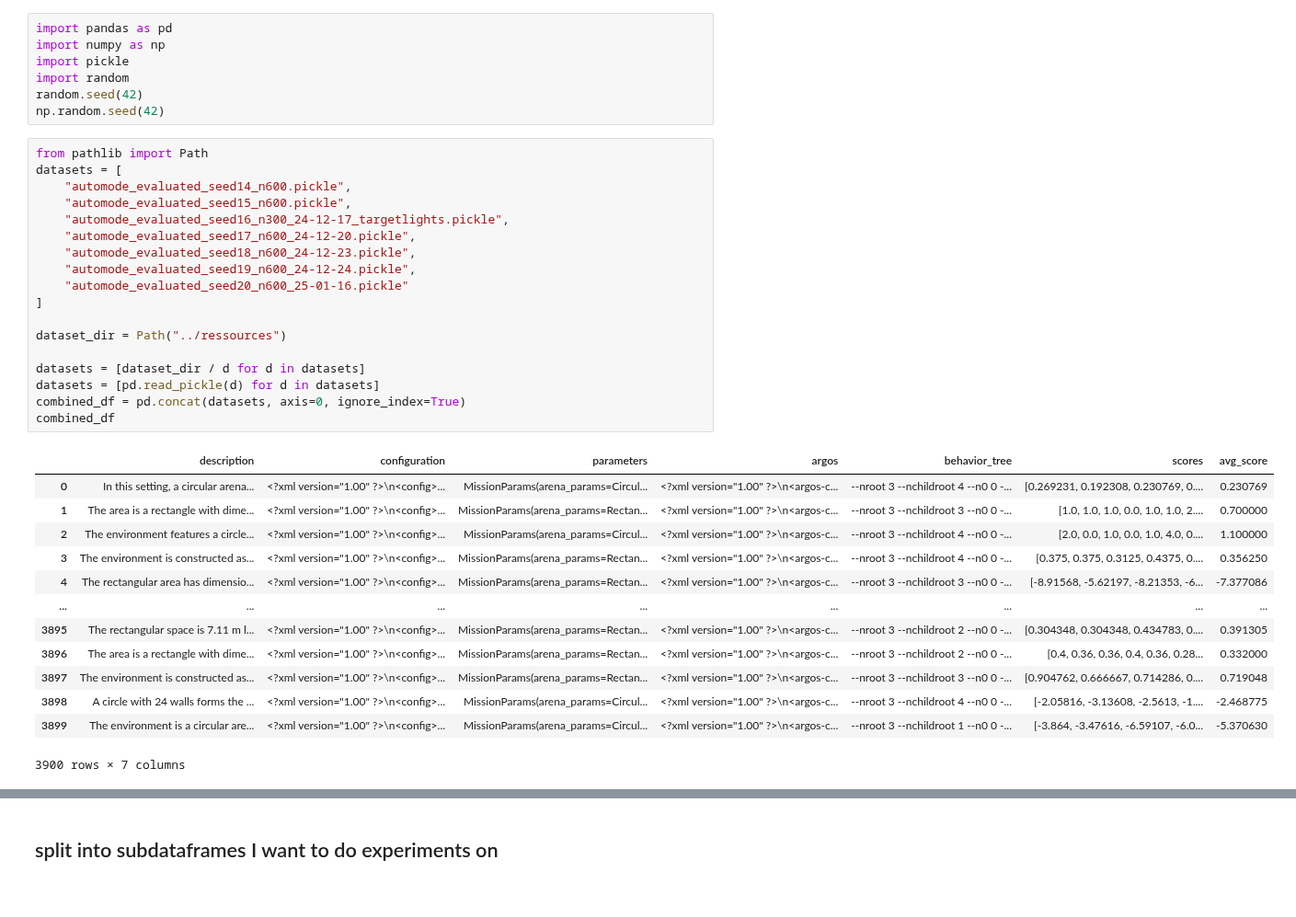
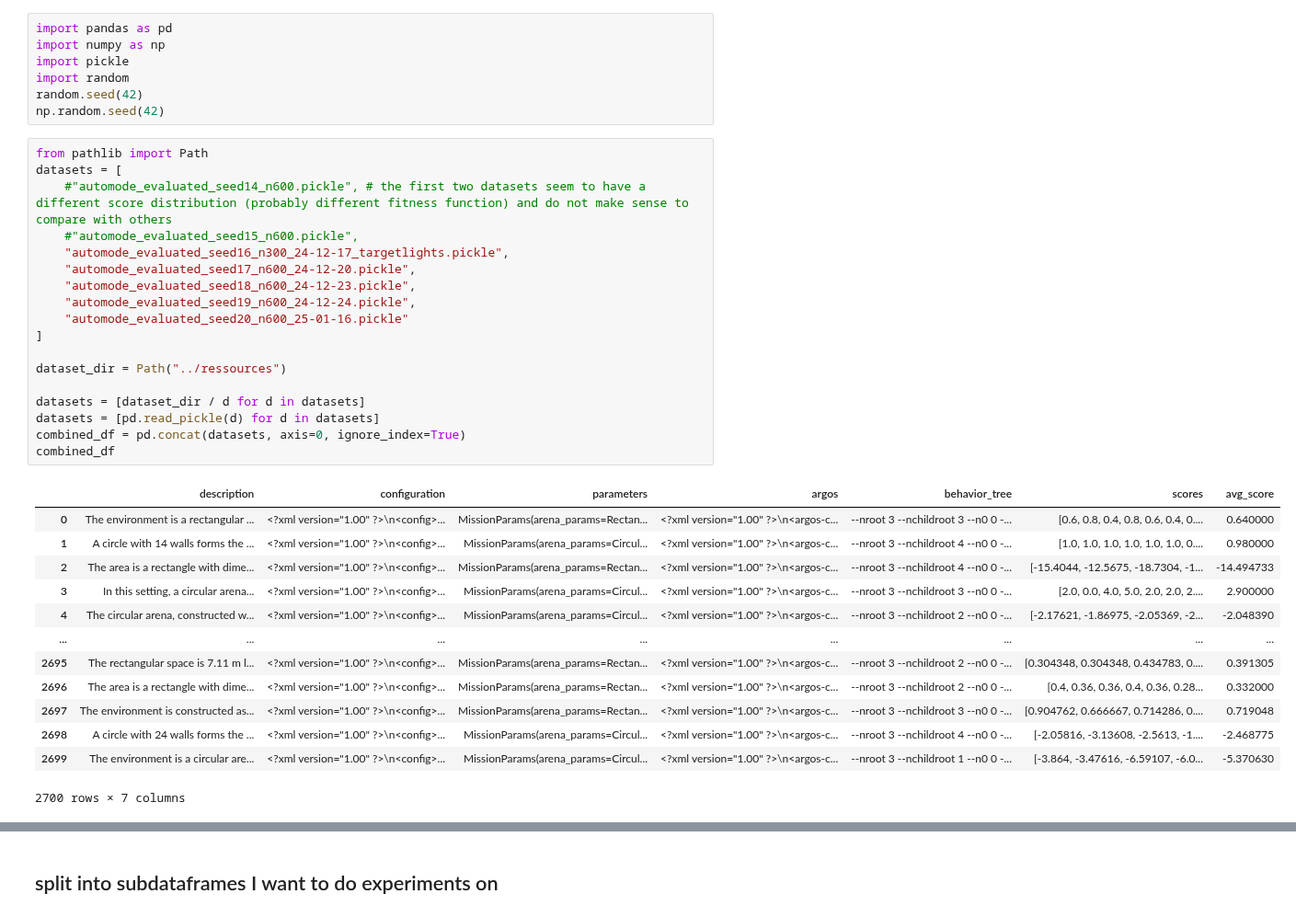
Before and after one commit to julianjandeleit/thesis_llm_collective_behavior_generation, a Jupyter notebook: analysis_notebooks/format_autmode_dataset_for_final_experiments.ipynb, the cells around one changed output, grey strips where cells are left out. Shown at 92% size. Cells and saved outputs as stored; diff of their text form.

Commit message:
fix old data in final datasets

```diff
--- a/analysis_notebooks/format_autmode_dataset_for_final_experiments.ipynb
+++ b/analysis_notebooks/format_autmode_dataset_for_final_experiments.ipynb
@@ -13,35 +13,35 @@ np.random.seed(42)
 # %%
 from pathlib import Path
 datasets = [
-    "automode_evaluated_seed14_n600.pickle",
-    "automode_evaluated_seed15_n600.pickle",
+    #"automode_evaluated_seed14_n600.pickle", # the first two datasets seem to have a different score distribution (probably different fitness function) and do not make sense to compare with others
+    #"automode_evaluated_seed15_n600.pickle",
     "automode_evaluated_seed16_n300_24-12-17_targetlights.pickle",
     "automode_evaluated_seed17_n600_24-12-20.pickle",
     "automode_evaluated_seed18_n600_24-12-23.pickle",
     "automode_evaluated_seed19_n600_24-12-24.pickle",
     "automode_evaluated_seed20_n600_25-01-16.pickle"
 ]
 
 dataset_dir = Path("../ressources")
 
 datasets = [dataset_dir / d for d in datasets]
 datasets = [pd.read_pickle(d) for d in datasets]
 combined_df = pd.concat(datasets, axis=0, ignore_index=True)
 combined_df
 # %% [output]
 |  | description | configuration | parameters | argos | behavior_tree | scores | avg_score |
-| 0 | In this setting, a circular arena... | <?xml version="1.00" ?>\n<config>... | MissionParams(arena_params=Circul... | <?xml version="1.00" ?>\n<argos-c... | --nroot 3 --nchildroot 4 --n0 0 -... | [0.269231, 0.192308, 0.230769, 0.... | 0.230769 |
-| 1 | The area is a rectangle with dime... | <?xml version="1.00" ?>\n<config>... | MissionParams(arena_params=Rectan... | <?xml version="1.00" ?>\n<argos-c... | --nroot 3 --nchildroot 3 --n0 0 -... | [1.0, 1.0, 1.0, 0.0, 1.0, 1.0, 2.... | 0.700000 |
-| 2 | The environment features a circle... | <?xml version="1.00" ?>\n<config>... | MissionParams(arena_params=Circul... | <?xml version="1.00" ?>\n<argos-c... | --nroot 3 --nchildroot 4 --n0 0 -... | [2.0, 0.0, 1.0, 0.0, 1.0, 4.0, 0.... | 1.100000 |
-| 3 | The environment is constructed as... | <?xml version="1.00" ?>\n<config>... | MissionParams(arena_params=Rectan... | <?xml version="1.00" ?>\n<argos-c... | --nroot 3 --nchildroot 4 --n0 0 -... | [0.375, 0.375, 0.3125, 0.4375, 0.... | 0.356250 |
-| 4 | The rectangular area has dimensio... | <?xml version="1.00" ?>\n<config>... | MissionParams(arena_params=Rectan... | <?xml version="1.00" ?>\n<argos-c... | --nroot 3 --nchildroot 3 --n0 0 -... | [-8.91568, -5.62197, -8.21353, -6... | -7.377086 |
+| 0 | The environment is a rectangular ... | <?xml version="1.00" ?>\n<config>... | MissionParams(arena_params=Rectan... | <?xml version="1.00" ?>\n<argos-c... | --nroot 3 --nchildroot 3 --n0 0 -... | [0.6, 0.8, 0.4, 0.8, 0.6, 0.4, 0.... | 0.640000 |
+| 1 | A circle with 14 walls forms the ... | <?xml version="1.00" ?>\n<config>... | MissionParams(arena_params=Circul... | <?xml version="1.00" ?>\n<argos-c... | --nroot 3 --nchildroot 4 --n0 0 -... | [1.0, 1.0, 1.0, 1.0, 1.0, 1.0, 0.... | 0.980000 |
+| 2 | The area is a rectangle with dime... | <?xml version="1.00" ?>\n<config>... | MissionParams(arena_params=Rectan... | <?xml version="1.00" ?>\n<argos-c... | --nroot 3 --nchildroot 4 --n0 0 -... | [-15.4044, -12.5675, -18.7304, -1... | -14.494733 |
+| 3 | In this setting, a circular arena... | <?xml version="1.00" ?>\n<config>... | MissionParams(arena_params=Circul... | <?xml version="1.00" ?>\n<argos-c... | --nroot 3 --nchildroot 3 --n0 0 -... | [2.0, 0.0, 4.0, 5.0, 2.0, 2.0, 2.... | 2.900000 |
+| 4 | The circular arena, constructed w... | <?xml version="1.00" ?>\n<config>... | MissionParams(arena_params=Circul... | <?xml version="1.00" ?>\n<argos-c... | --nroot 3 --nchildroot 2 --n0 0 -... | [-2.17621, -1.86975, -2.05369, -2... | -2.048390 |
 | ... | ... | ... | ... | ... | ... | ... | ... |
-| 3895 | The rectangular space is 7.11 m l... | <?xml version="1.00" ?>\n<config>... | MissionParams(arena_params=Rectan... | <?xml version="1.00" ?>\n<argos-c... | --nroot 3 --nchildroot 2 --n0 0 -... | [0.304348, 0.304348, 0.434783, 0.... | 0.391305 |
-| 3896 | The area is a rectangle with dime... | <?xml version="1.00" ?>\n<config>... | MissionParams(arena_params=Rectan... | <?xml version="1.00" ?>\n<argos-c... | --nroot 3 --nchildroot 2 --n0 0 -... | [0.4, 0.36, 0.36, 0.4, 0.36, 0.28... | 0.332000 |
-| 3897 | The environment is constructed as... | <?xml version="1.00" ?>\n<config>... | MissionParams(arena_params=Rectan... | <?xml version="1.00" ?>\n<argos-c... | --nroot 3 --nchildroot 3 --n0 0 -... | [0.904762, 0.666667, 0.714286, 0.... | 0.719048 |
-| 3898 | A circle with 24 walls forms the ... | <?xml version="1.00" ?>\n<config>... | MissionParams(arena_params=Circul... | <?xml version="1.00" ?>\n<argos-c... | --nroot 3 --nchildroot 4 --n0 0 -... | [-2.05816, -3.13608, -2.5613, -1.... | -2.468775 |
-| 3899 | The environment is a circular are... | <?xml version="1.00" ?>\n<config>... | MissionParams(arena_params=Circul... | <?xml version="1.00" ?>\n<argos-c... | --nroot 3 --nchildroot 1 --n0 0 -... | [-3.864, -3.47616, -6.59107, -6.0... | -5.370630 |
+| 2695 | The rectangular space is 7.11 m l... | <?xml version="1.00" ?>\n<config>... | MissionParams(arena_params=Rectan... | <?xml version="1.00" ?>\n<argos-c... | --nroot 3 --nchildroot 2 --n0 0 -... | [0.304348, 0.304348, 0.434783, 0.... | 0.391305 |
+| 2696 | The area is a rectangle with dime... | <?xml version="1.00" ?>\n<config>... | MissionParams(arena_params=Rectan... | <?xml version="1.00" ?>\n<argos-c... | --nroot 3 --nchildroot 2 --n0 0 -... | [0.4, 0.36, 0.36, 0.4, 0.36, 0.28... | 0.332000 |
+| 2697 | The environment is constructed as... | <?xml version="1.00" ?>\n<config>... | MissionParams(arena_params=Rectan... | <?xml version="1.00" ?>\n<argos-c... | --nroot 3 --nchildroot 3 --n0 0 -... | [0.904762, 0.666667, 0.714286, 0.... | 0.719048 |
+| 2698 | A circle with 24 walls forms the ... | <?xml version="1.00" ?>\n<config>... | MissionParams(arena_params=Circul... | <?xml version="1.00" ?>\n<argos-c... | --nroot 3 --nchildroot 4 --n0 0 -... | [-2.05816, -3.13608, -2.5613, -1.... | -2.468775 |
+| 2699 | The environment is a circular are... | <?xml version="1.00" ?>\n<config>... | MissionParams(arena_params=Circul... | <?xml version="1.00" ?>\n<argos-c... | --nroot 3 --nchildroot 1 --n0 0 -... | [-3.864, -3.47616, -6.59107, -6.0... | -5.370630 |
-3900 rows × 7 columns
+2700 rows × 7 columns
 # %%
 combined_df["type"] = combined_df["parameters"].map(lambda x: type(x.objective_params).__name__)
 combined_df["lightstype"] = combined_df["parameters"].map(lambda x: type(x.lights_params).__name__)
```
Also changed, not shown: parts of 15 cells of this notebook, 39 other files.
